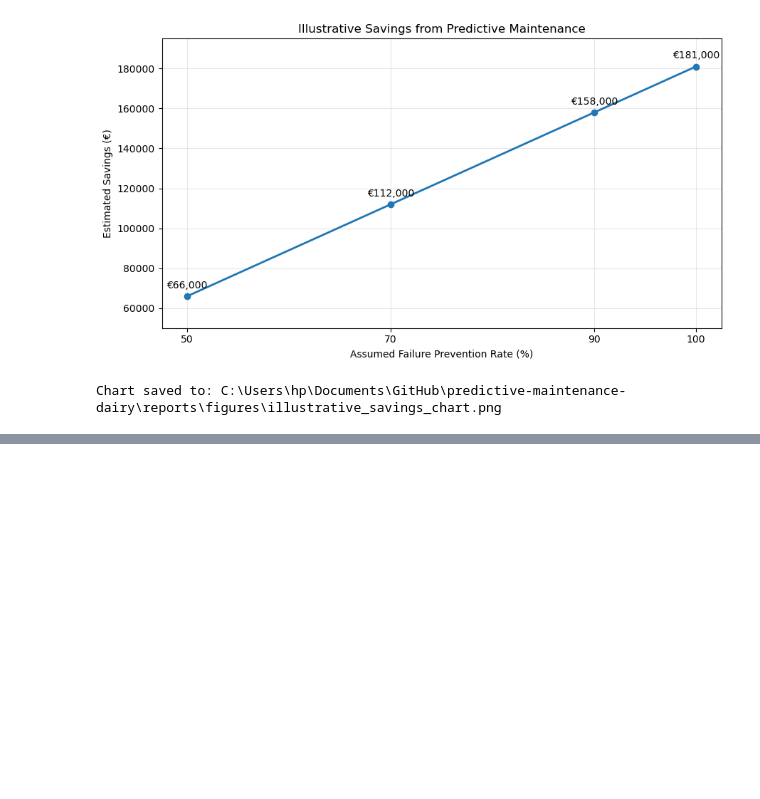
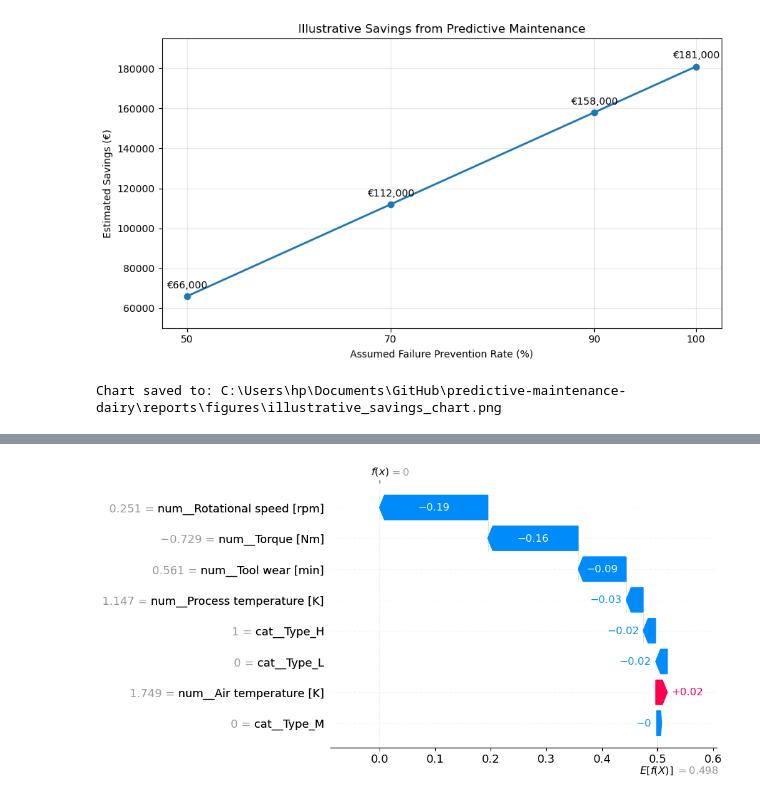
Before and after one commit to Kester245887/predictive-maintenance-dairy, a Jupyter notebook: notebooks/00_data_acquisition.ipynb, the cells around one changed output, grey strips where cells are left out. Cells and saved outputs as stored; diff of their text form; code cells hidden in the pictures; blank space fills up the shorter version.

```diff
--- a/notebooks/00_data_acquisition.ipynb
+++ b/notebooks/00_data_acquisition.ipynb
@@ -2201,0 +2396,11 @@ Chart saved to: C:\Users\hp\Documents\GitHub\predictive-maintenance-dairy\report
+# %%
+# Select the first machine in our SHAP sample
+machine_index = 0
+
+# Display its SHAP waterfall plot
+shap.plots.waterfall(
+    shap_values_failure[machine_index],
+    max_display=8
+)
+# %% [output]
+[figure, added]
```
Also changed, not shown: parts of 16 cells of this notebook, 3 other files.
